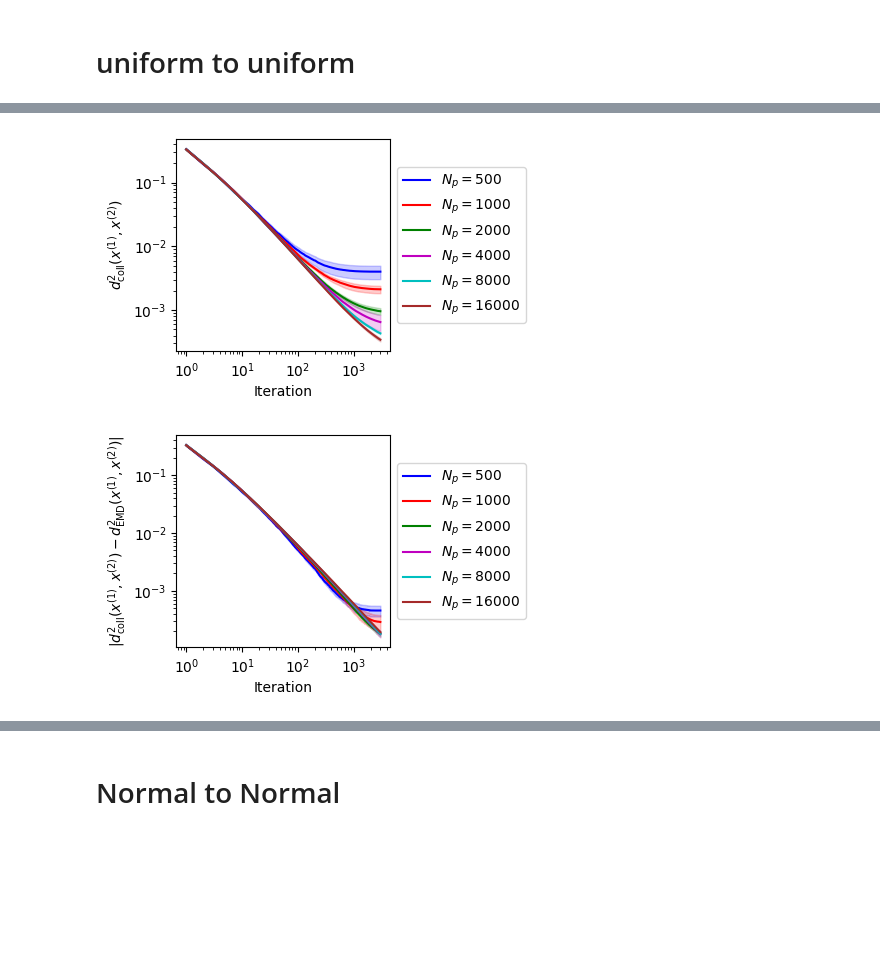
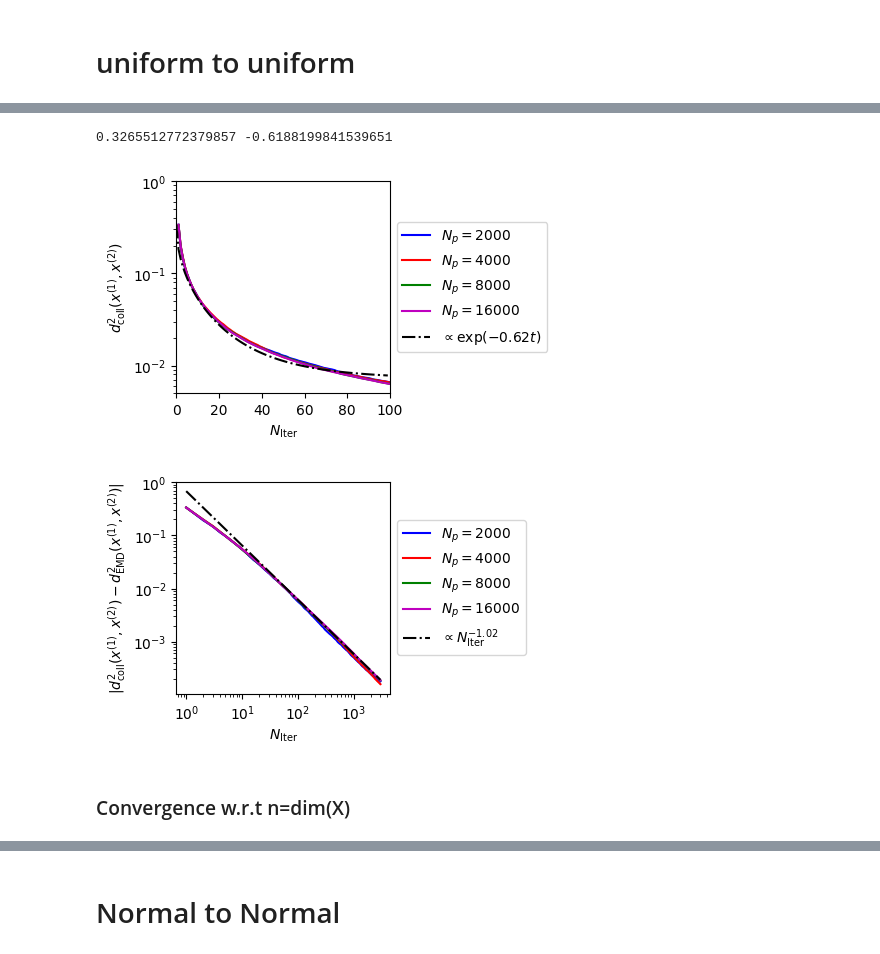
Before and after one commit to mohsensadr/collisional_ot, a Jupyter notebook: new_OT.ipynb, the cells around one changed output, grey strips where cells are left out. Drawn from its saved outputs; the diff is of its cells as text; code cells hidden in the pictures; blank space fills up the shorter version.

```diff
--- a/new_OT.ipynb
+++ b/new_OT.ipynb
@@ -252,7 +400,7 @@ ax.set_yscale("log")
 [figure]
 # %%
 ## W2 cost
-def total_cost(x_m, ids_m):
+def total_cost(x_m):
   Nm_m = x_m.shape[0]
   Np_m = x_m.shape[1]
   y = 0
@@ -276,6 +424,7 @@ def change_cost(x_m, ids_m, i1s_m, i2s_m, k_m, before=True):
 
   return s_m
 
+'''
 x = x00.copy()
 y = y00.copy()
 
@@ -292,4 +441,5 @@ ax.set_ylabel(r"rel. err. in $W(x,y)$")
 ax.set_xlabel(r"Iteration")
 ax.set_xscale("log")
 ax.set_yscale("log")
+'''
 # %% [output]
@@ -731,8 +880,8 @@ def change_cost(x_m, ids_m, i1s_m, i2s_m, k_m, before=True):
 from lib.collision_wrapper import find_OT_collision as newot
 import time
 
-Np = 1000
-dim = 2
+Np = 50000
+dim = 1
 x00 = np.random.uniform(0,1,(Np,dim))
 y00 = np.random.uniform(0,1,(Np,dim))
 
@@ -743,7 +892,7 @@ X[1,:,:] = y00
 print( np.mean( np.sum( (X[0,:,:] - X[1,:,:])**2 , axis=1 ) ) )
 
 start_time = time.time()
-x, hist = newot(X)
+x, hist = newot(X, MinIter=500, MaxIter=500)
 end_time = time.time()
 print("time: ",end_time-start_time)
 
@@ -917,4 +1238,18 @@ plt.savefig(str(dim)+'d_uniform_mem_Np.pdf',format='pdf', bbox_inches="tight", d
 # %%
+def fit_exp(x, y, test=None):
+    log_x = np.log(x)
+    log_y = np.log(y)
+    if test is None:
+        test = log_x
+    else:
+        test = np.log(test)
+
+    slope, intercept, r_value, p_value, std_err = linregress(log_x, log_y)
+    slope_str = f'{slope:.2f}'
+
+    fitted_y = np.exp(intercept + slope * test)
+    return slope, slope_str, fitted_y
+
 fig, ax = plt.subplots();
 cls = ["blue", "red", "green", "m", "c", "brown", "gray", "salmon", "blueviolet", "lime", "chocolate"]
 for k in range(len(Nps)):
@@ -933,41 +1268,69 @@ for k in range(len(Nps)):
     plt.fill_between(xx, mean_err-std_err, mean_err+std_err, color=cls[k], alpha=0.2)
     #for av in range(navg):
     #    ax.plot(hist_coll_w[k][av], color=cls[k], marker=markers[av], markevery=100, label=r"$N_p="+str(Nps[k])+"\ rep.\ "+str(av+1)+"$")
-ax.set_xscale("log")
+
+mean = mean_err[:100].copy()
+def exponential_function(x, a, b):
+    return a*(np.exp(b*x**0.5)-1.) + mean[0]
+y = np.array(mean)
+x = np.array([i for i in range(len(y))])
+initial_guess = [1.0, -1.0]  # Initial guess for the parameters a and b
+params, covariance = curve_fit(exponential_function, x, y, p0=initial_guess)
+a_fitted, b_fitted = params
+print(a_fitted, b_fitted)
+y_fitted = exponential_function(x, a_fitted, b_fitted)
+ax.plot(x, y_fitted, color="black", label="$\propto \exp("+str(round(b_fitted,2))+r"t)$", linestyle="-.")
+
+#t = np.array([i+1 for i in range(len(mean_err)-2000)])
+#ts = np.array([i+1 for i in range(len(mean_err))])
+#slope, slope_str, fitted_y = fit_exp(t, mean_err[:-2000], test=ts)
+#ax.plot(ts, fitted_y, color="black", linestyle="-.", label=r"$\propto t^{"+slope_str+"}$")
+
+ax.set_xlim([0,100])
+ax.set_ylim([5e-3,1])
+#ax.set_xscale("log")
 ax.set_yscale("log")
 ax.set_ylabel(r"$d^2_\mathrm{coll}({x}^{(1)},{x}^{(2)})$")
-
-ax.set_xlabel("Iteration")
+ax.set_xlabel(r"$N_\mathrm{Iter}$")
 ax.legend(loc='center left', bbox_to_anchor=(1, 0.5))
 
 fig.set_size_inches(size*cm, size*cm)
 plt.savefig(str(dim)+'d_uniform_evol_rel_error_Np.pdf',format='pdf', bbox_inches="tight", dpi=300);
 
 fig, ax = plt.subplots();
 for k in range(len(Nps)):
     nmin = 10000000
     for jj in range(len(err_hist_coll_w[k])):
       if len(err_hist_coll_w[k][jj]) < nmin:
         nmin = len(err_hist_coll_w[k][jj])-1
     err_hist_coll_w_k = np.zeros( (len(err_hist_coll_w[k]), nmin) )
     for jj in range(len(hist_coll_w[k])):
       for ii in range(nmin):
         err_hist_coll_w_k[jj,ii] = err_hist_coll_w[k][jj][ii]
     xx = [i+1 for i in range(nmin)]
     mean_err = np.mean(err_hist_coll_w_k, axis=0)
     std_err = np.var(err_hist_coll_w_k,axis=0)**0.5
     ax.plot(xx, mean_err, color=cls[k], markevery=100, label=r"$N_p="+str(Nps[k])+"$")
     plt.fill_between(xx, mean_err-std_err, mean_err+std_err, color=cls[k], alpha=0.2)
     #for av in range(navg):
     #    ax.plot(hist_coll_w[k][av], color=cls[k], marker=markers[av], markevery=100, label=r"$N_p="+str(Nps[k])+"\ rep.\ "+str(av+1)+"$")
+
+t = np.array([i+1 for i in range(len(mean_err))])
+
+slope, slope_str, fitted_y = fit_exp(t, mean_err)
+ax.plot(t, fitted_y, color="black", linestyle="-.", label=r"$\propto N_\mathrm{Iter}^{"+slope_str+"}$")
+
 ax.set_xscale("log")
 ax.set_yscale("log")
 ax.set_ylabel(r"$| d^2_\mathrm{coll}({x}^{(1)},{x}^{(2)}) - d^2_\mathrm{EMD}({x}^{(1)},{x}^{(2)})|$")
-ax.set_xlabel("Iteration")
+ax.set_xlabel(r"$N_\mathrm{Iter}$")
 ax.legend(loc='center left', bbox_to_anchor=(1, 0.5))
 
 fig.set_size_inches(size*cm, size*cm)
 plt.savefig(str(dim)+'d_uniform_evol_rel_error_EMD_Np.pdf',format='pdf', bbox_inches="tight", dpi=300);
 # %% [output]
+0.3265512772379857 -0.6188199841539651
-[figure, old version]
+[figure, new version]
-[figure, old version]
+[figure, new version]
+# %% [markdown]
+### Convergence w.r.t n=dim(X)
```
Also changed, not shown: parts of 53 cells of this notebook, 4 other files.
